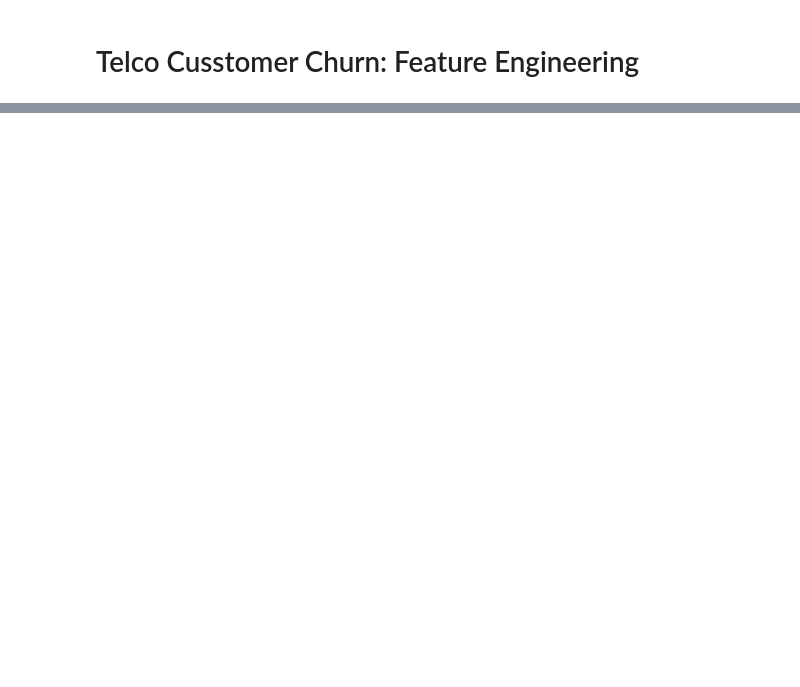
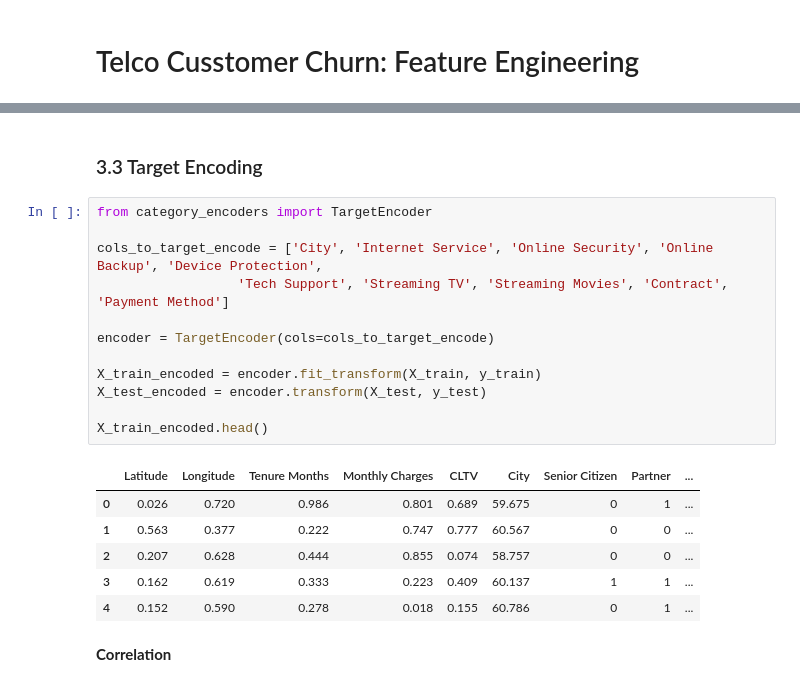
Before and after one commit to lintosunny/churn-x, a Jupyter notebook: ml/notebooks/feature_engineering.ipynb, the cells around one changed output, grey strips where cells are left out. Saved outputs shown, nothing was run; the diff lists cells and outputs as text; blank space fills up the shorter version.

```diff
--- a/ml/notebooks/feature_engineering.ipynb
+++ b/ml/notebooks/feature_engineering.ipynb
@@ -249 +403,24 @@ Final VIF values (all <= 10):
+# %% [markdown]
+### 3.3 Target Encoding
+# %%
+from category_encoders import TargetEncoder
+
+cols_to_target_encode = ['City', 'Internet Service', 'Online Security', 'Online Backup', 'Device Protection',
+                  'Tech Support', 'Streaming TV', 'Streaming Movies', 'Contract', 'Payment Method']
+
+encoder = TargetEncoder(cols=cols_to_target_encode)
+
+X_train_encoded = encoder.fit_transform(X_train, y_train)
+X_test_encoded = encoder.transform(X_test, y_test)
+
+X_train_encoded.head()
+# %% [output]
+|  | Latitude | Longitude | Tenure Months | Monthly Charges | CLTV | City | Senior Citizen | Partner | ... |
+| 0 | 0.026 | 0.720 | 0.986 | 0.801 | 0.689 | 59.675 | 0 | 1 | ... |
+| 1 | 0.563 | 0.377 | 0.222 | 0.747 | 0.777 | 60.567 | 0 | 0 | ... |
+| 2 | 0.207 | 0.628 | 0.444 | 0.855 | 0.074 | 58.757 | 0 | 0 | ... |
+| 3 | 0.162 | 0.619 | 0.333 | 0.223 | 0.409 | 60.137 | 1 | 1 | ... |
+| 4 | 0.152 | 0.590 | 0.278 | 0.018 | 0.155 | 60.786 | 0 | 1 | ... |
+# %% [markdown]
+**Correlation**
 # %%
```
Also changed, not shown: parts of 59 cells of this notebook, 17 other files.
